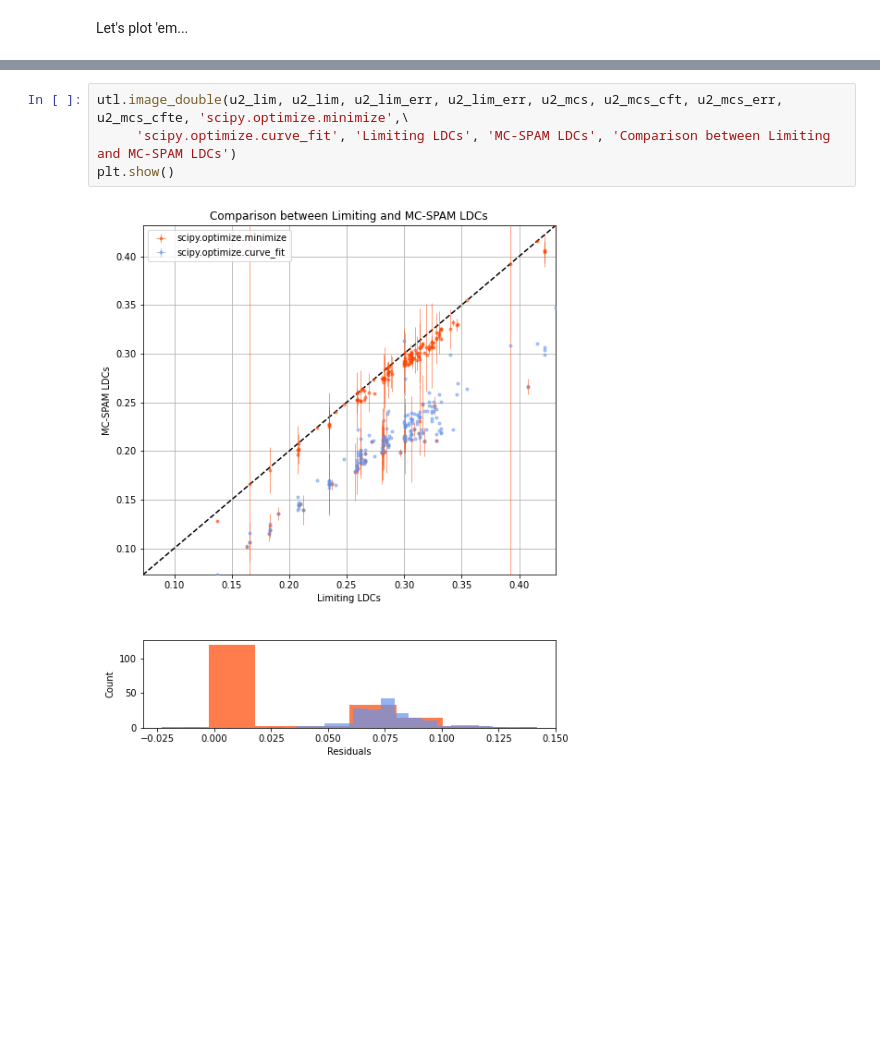
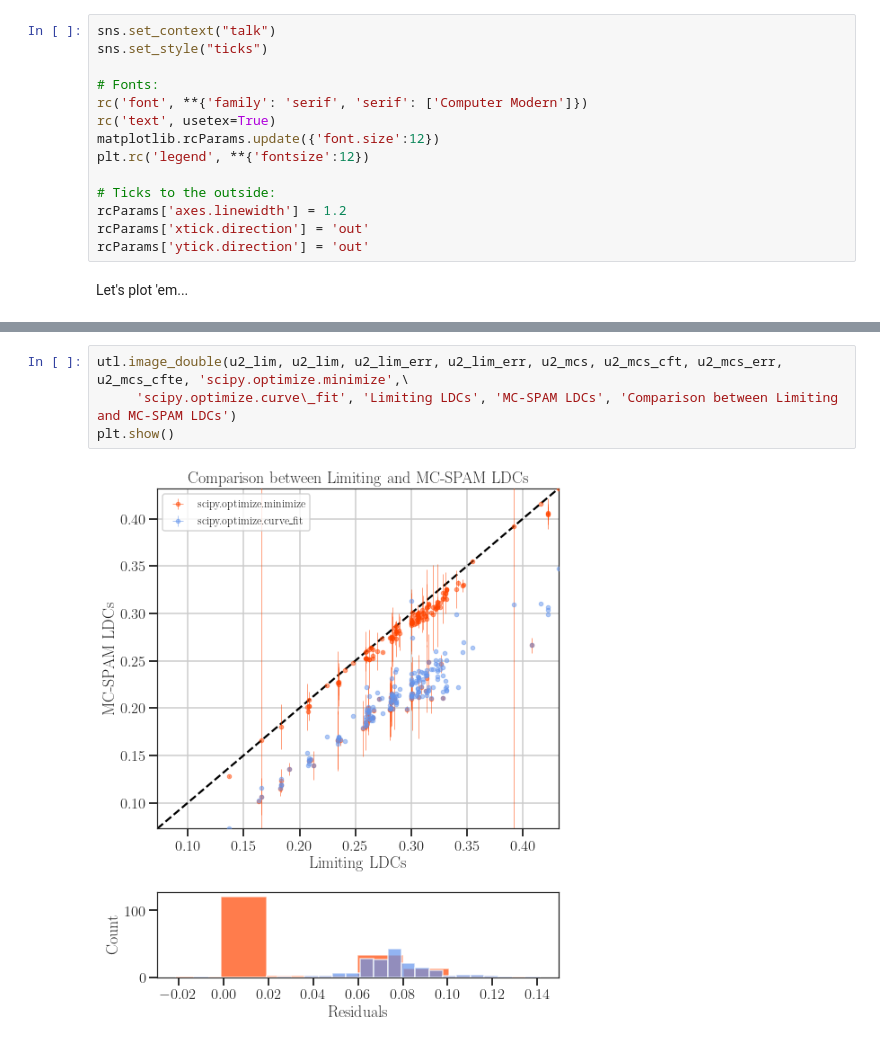
Before and after one commit to Jayshil/ld-spam, a Jupyter notebook: Notebooks/spam_vs_limiting_LDCs.ipynb, the cells around one changed output, grey strips where cells are left out. Drawn from its saved outputs; the diff is of its cells as text; blank space fills up the shorter version.

Commit message:
Changed the style of the figure

```diff
--- a/Notebooks/spam_vs_limiting_LDCs.ipynb
+++ b/Notebooks/spam_vs_limiting_LDCs.ipynb
@@ -23,6 +26,20 @@ u1_mcs_cfte, u2_mcs_cfte = np.zeros(len(u1_mcs)), np.zeros(len(u1_mcs))
 # Limiting LDCs
 u1_lim, u2_lim = np.loadtxt(path1 + '/ld-project-updated/Atlas/code_limiting_LDC_ata.dat', usecols=(1,2), unpack=True)
 u1_lim_err, u2_lim_err = np.zeros(len(u1_lim)), np.zeros(len(u1_lim))
+# %%
+sns.set_context("talk")
+sns.set_style("ticks")
+
+# Fonts:
+rc('font', **{'family': 'serif', 'serif': ['Computer Modern']})
+rc('text', usetex=True)
+matplotlib.rcParams.update({'font.size':12})
+plt.rc('legend', **{'fontsize':12})
+
+# Ticks to the outside:
+rcParams['axes.linewidth'] = 1.2
+rcParams['xtick.direction'] = 'out'
+rcParams['ytick.direction'] = 'out'
 # %% [markdown]
 Let's plot 'em...
 # %%
@@ -34,6 +52,6 @@ plt.show()
 # %%
 utl.image_double(u2_lim, u2_lim, u2_lim_err, u2_lim_err, u2_mcs, u2_mcs_cft, u2_mcs_err, u2_mcs_cfte, 'scipy.optimize.minimize',\
-     'scipy.optimize.curve_fit', 'Limiting LDCs', 'MC-SPAM LDCs', 'Comparison between Limiting and MC-SPAM LDCs')
+     'scipy.optimize.curve\_fit', 'Limiting LDCs', 'MC-SPAM LDCs', 'Comparison between Limiting and MC-SPAM LDCs')
 plt.show()
 # %% [output]
-[figure, old version]
+[figure, new version]
```
Also changed, not shown: parts of 2 cells of this notebook.
